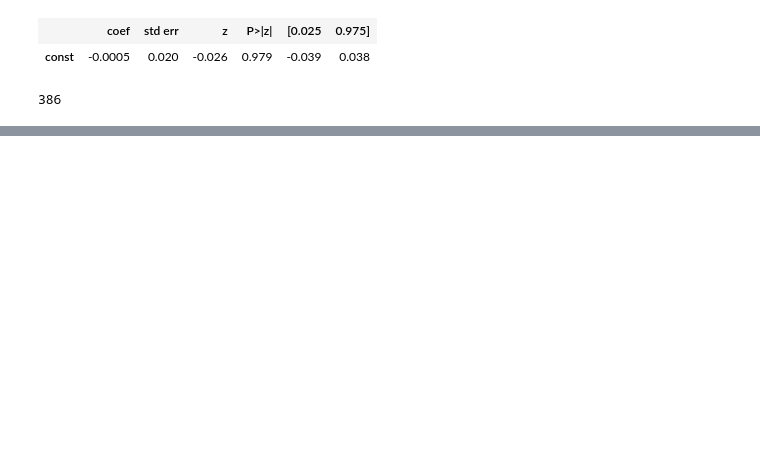
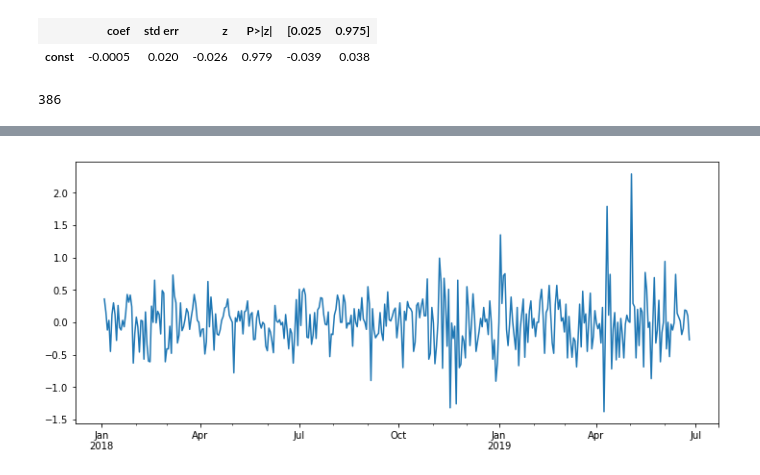
Before and after one commit to psankosik/Learning-Data-Sci, a Jupyter notebook: Self Project/Pricing/Attemp 1/ARMA.ipynb, the cells around one changed output, grey strips where cells are left out. Drawn from its saved outputs; the diff is of its cells as text; code cells hidden in the pictures; blank space fills up the shorter version.

```diff
--- a/Self Project/Pricing/Attemp 1/ARMA.ipynb
+++ b/Self Project/Pricing/Attemp 1/ARMA.ipynb
@@ -147,0 +167,7 @@ print(f' MSE Error: {error:11.10}')
+# %%
+from statsmodels.tsa.statespace.tools import diff
+
+df1['d1'] = diff(df1['PVMPGDM1 Index'],k_diff=1)
+df1['d1'].plot(figsize=(12,5));
+# %% [output]
+[figure, added]
```
Also changed, not shown: parts of 10 cells of this notebook, 4 other files.
